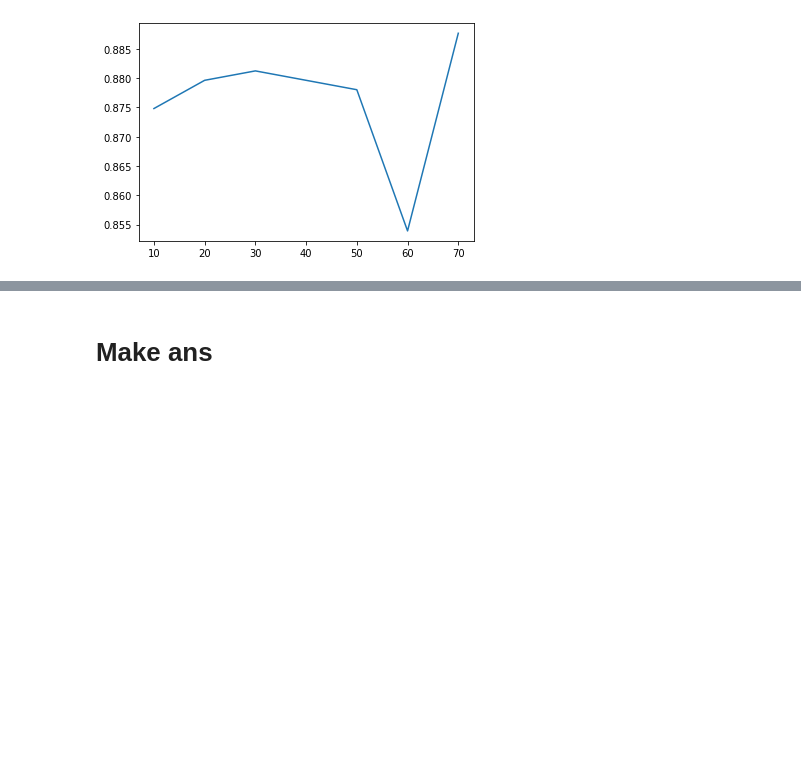
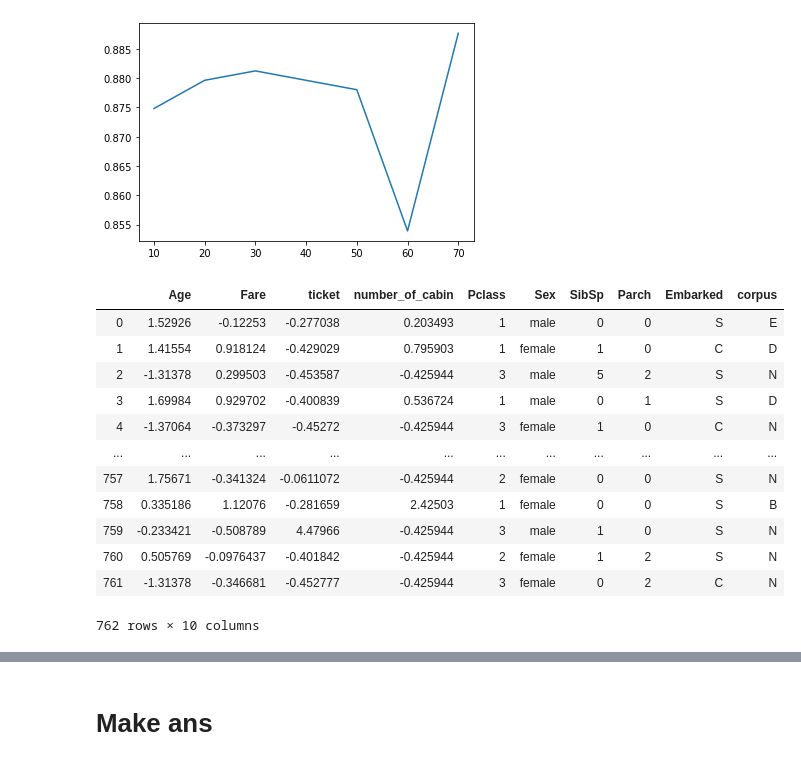
Before and after one commit to maksimrm/Kaggle, a Jupyter notebook: Titanic/titanic.ipynb, the cells around one changed output, grey strips where cells are left out. Cells and saved outputs as stored; diff of their text form; code cells hidden in the pictures; blank space fills up the shorter version.

```diff
--- a/Titanic/titanic.ipynb
+++ b/Titanic/titanic.ipynb
@@ -781,0 +803,18 @@ plt.plot(n_ests, ac)
+# %%
+train_balanced = pd.DataFrame(data = train_balanced, columns = list(data_zeros.columns) + list(data_cat.columns))
+# %%
+train_balanced
+# %% [output]
+|  | Age | Fare | ticket | number_of_cabin | Pclass | Sex | SibSp | Parch | Embarked | corpus |
+| 0 | 1.52926 | -0.12253 | -0.277038 | 0.203493 | 1 | male | 0 | 0 | S | E |
+| 1 | 1.41554 | 0.918124 | -0.429029 | 0.795903 | 1 | female | 1 | 0 | C | D |
+| 2 | -1.31378 | 0.299503 | -0.453587 | -0.425944 | 3 | male | 5 | 2 | S | N |
+| 3 | 1.69984 | 0.929702 | -0.400839 | 0.536724 | 1 | male | 0 | 1 | S | D |
+| 4 | -1.37064 | -0.373297 | -0.45272 | -0.425944 | 3 | female | 1 | 0 | C | N |
+| ... | ... | ... | ... | ... | ... | ... | ... | ... | ... | ... |
+| 757 | 1.75671 | -0.341324 | -0.0611072 | -0.425944 | 2 | female | 0 | 0 | S | N |
+| 758 | 0.335186 | 1.12076 | -0.281659 | 2.42503 | 1 | female | 0 | 0 | S | B |
+| 759 | -0.233421 | -0.508789 | 4.47966 | -0.425944 | 3 | male | 1 | 0 | S | N |
+| 760 | 0.505769 | -0.0976437 | -0.401842 | -0.425944 | 2 | female | 1 | 2 | S | N |
+| 761 | -1.31378 | -0.346681 | -0.452777 | -0.425944 | 3 | female | 0 | 2 | C | N |
+762 rows × 10 columns
```
Also changed, not shown: parts of 11 cells of this notebook, 46 other files.
